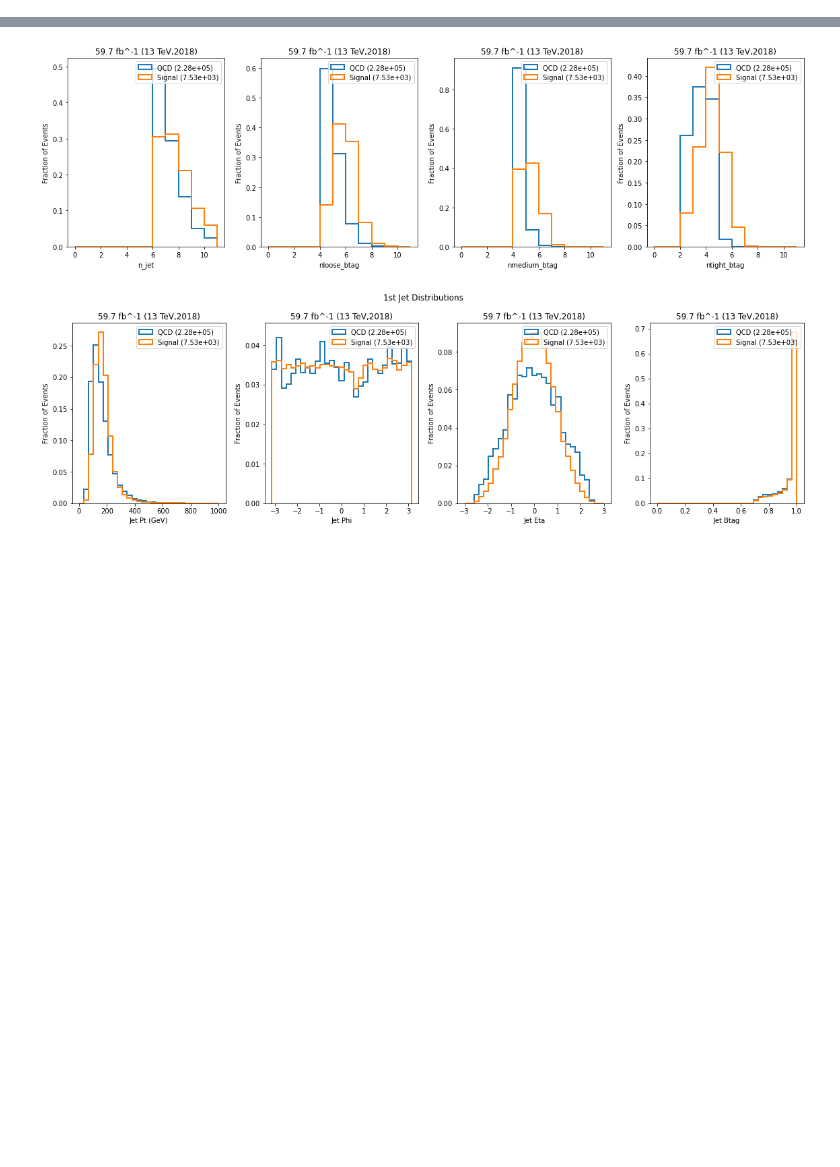
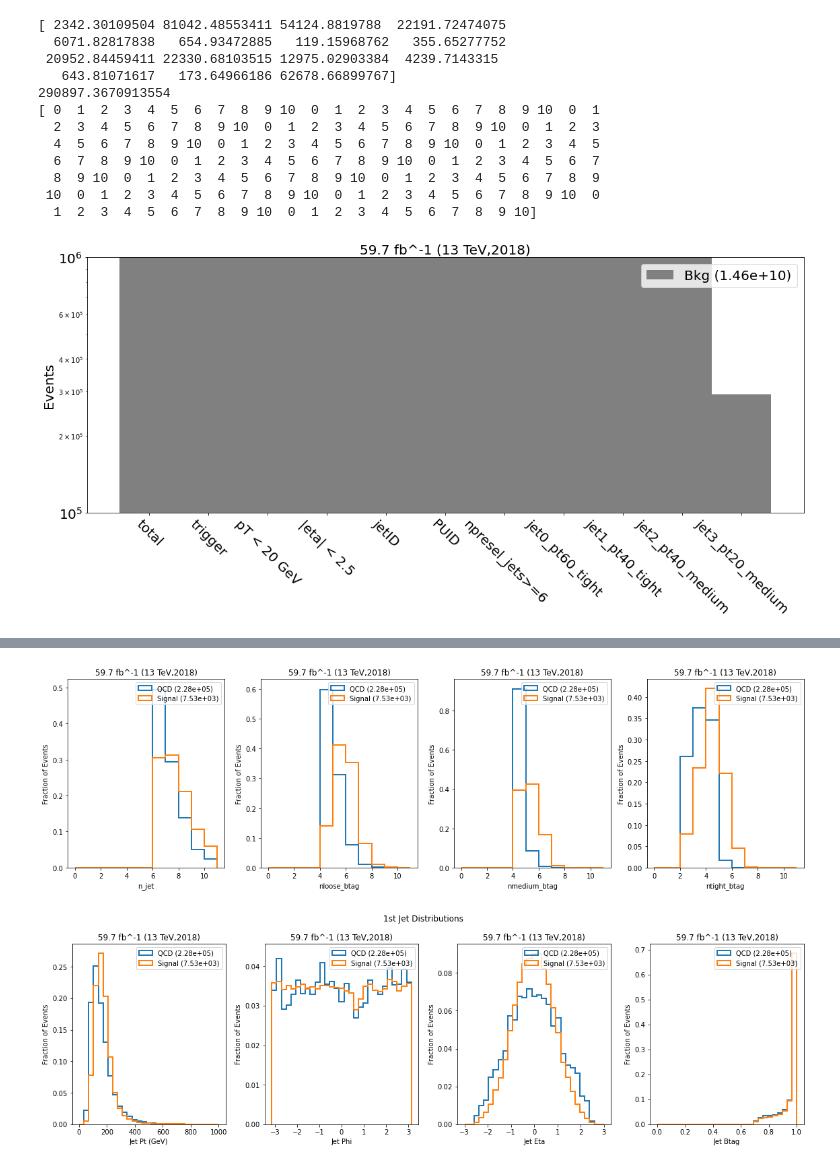
Before and after one commit to srosenzweig09/analysis, a Jupyter notebook: jupyter/background_study.ipynb, the cells around one changed output, grey strips where cells are left out. Drawn from its saved outputs; the diff is of its cells as text; code cells hidden in the pictures; blank space fills up the shorter version.

```diff
--- a/jupyter/background_study.ipynb
+++ b/jupyter/background_study.ipynb
@@ -23,0 +71,16 @@ trees = [ Tree(sample) for sample in [fc.sr.QCD_B_List,fc.sr.NMSSM_MX_700_MY_400
+# %%
+study.cutflow(bkg_tree,log=1)
+# %% [output]
+[ 2342.30109504 81042.48553411 54124.8819788  22191.72474075
+  6071.82817838   654.93472885   119.15968762   355.65277752
+ 20952.84459411 22330.68103515 12975.02903384  4239.7143315
+   643.81071617   173.64966186 62678.66899767]
+290897.3670913554
+[ 0  1  2  3  4  5  6  7  8  9 10  0  1  2  3  4  5  6  7  8  9 10  0  1
+  2  3  4  5  6  7  8  9 10  0  1  2  3  4  5  6  7  8  9 10  0  1  2  3
+  4  5  6  7  8  9 10  0  1  2  3  4  5  6  7  8  9 10  0  1  2  3  4  5
+  6  7  8  9 10  0  1  2  3  4  5  6  7  8  9 10  0  1  2  3  4  5  6  7
+  8  9 10  0  1  2  3  4  5  6  7  8  9 10  0  1  2  3  4  5  6  7  8  9
+ 10  0  1  2  3  4  5  6  7  8  9 10  0  1  2  3  4  5  6  7  8  9 10  0
+  1  2  3  4  5  6  7  8  9 10  0  1  2  3  4  5  6  7  8  9 10]
+[figure, added]
```
Also changed, not shown: parts of 16 cells of this notebook, 3 other files.
